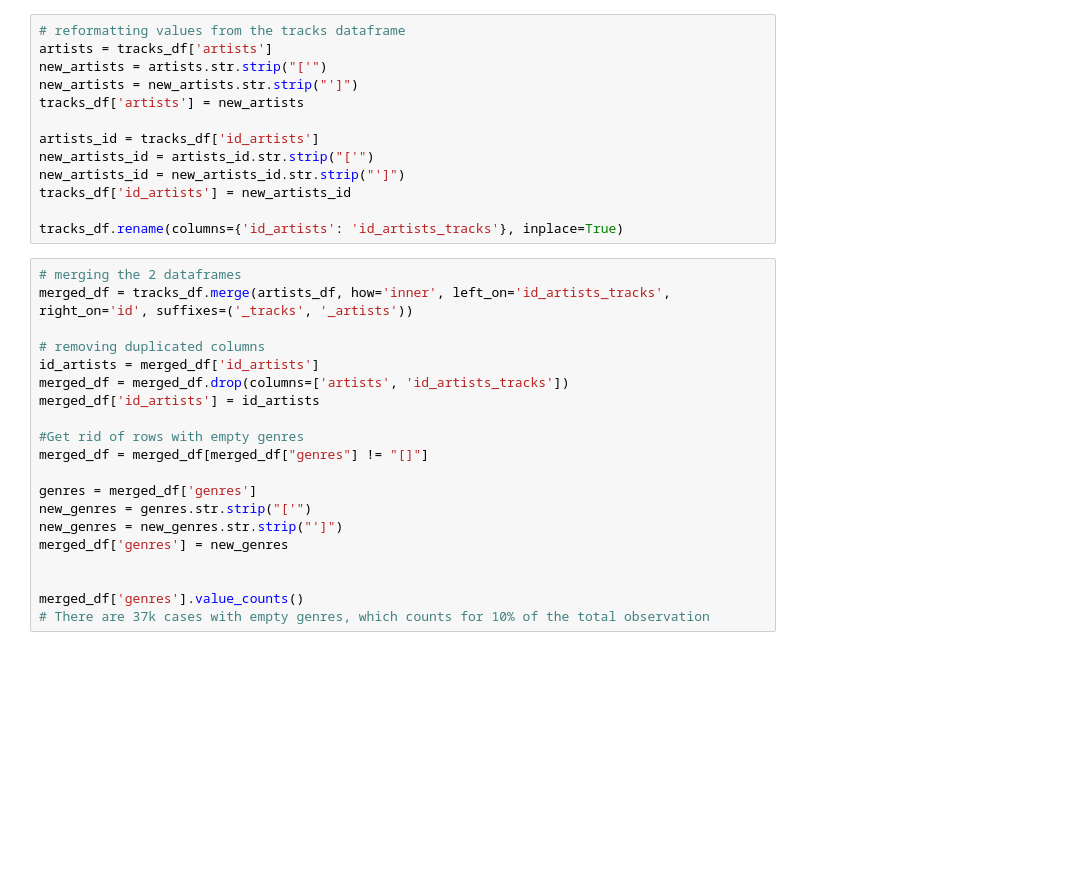
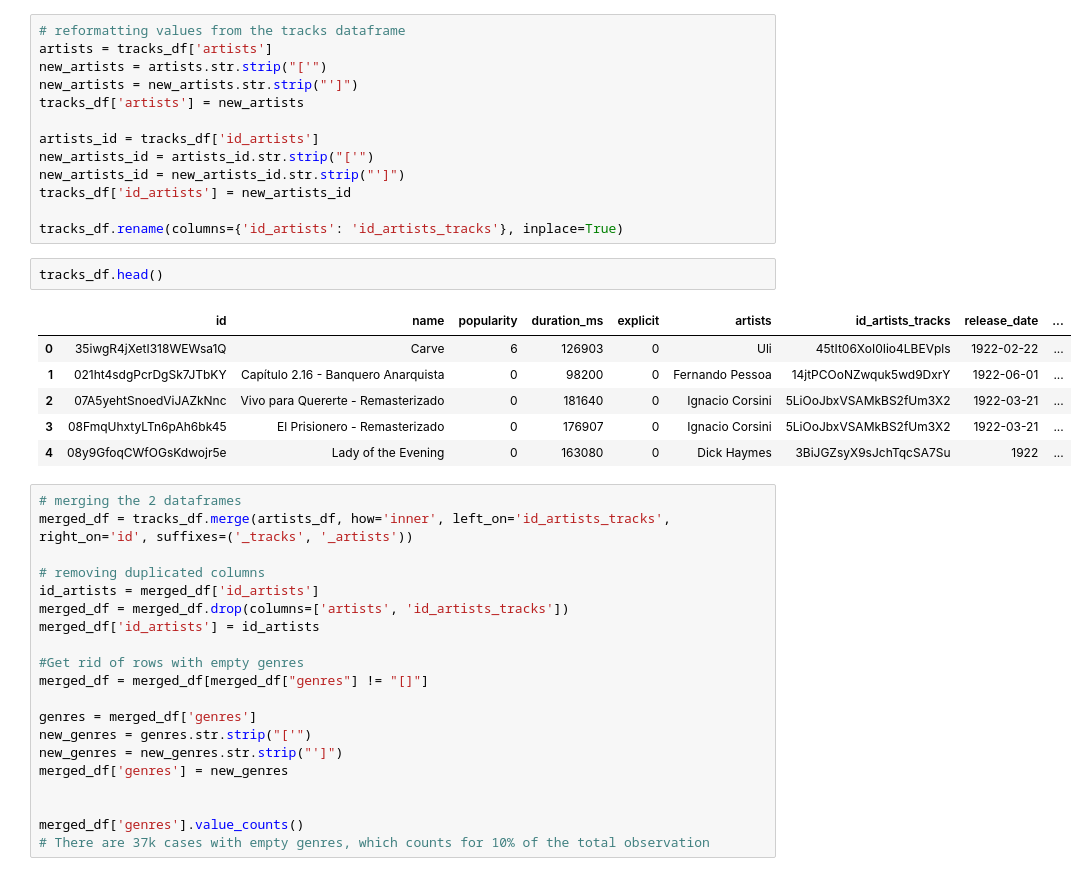
Before and after one commit to xmh3698/AML_Project, a Jupyter notebook: Analysis.ipynb, the cells around one changed output. Saved outputs shown, nothing was run; the diff lists cells and outputs as text; blank space fills up the shorter version.

```diff
--- a/Analysis.ipynb
+++ b/Analysis.ipynb
@@ -57,6 +57,15 @@ new_artists_id = new_artists_id.str.strip("']")
 tracks_df['id_artists'] = new_artists_id
 
 tracks_df.rename(columns={'id_artists': 'id_artists_tracks'}, inplace=True)
+# %%
+tracks_df.head()
+# %% [output]
+|  | id | name | popularity | duration_ms | explicit | artists | id_artists_tracks | release_date | ... |
+| 0 | 35iwgR4jXetI318WEWsa1Q | Carve | 6 | 126903 | 0 | Uli | 45tIt06XoI0Iio4LBEVpls | 1922-02-22 | ... |
+| 1 | 021ht4sdgPcrDgSk7JTbKY | Capítulo 2.16 - Banquero Anarquista | 0 | 98200 | 0 | Fernando Pessoa | 14jtPCOoNZwquk5wd9DxrY | 1922-06-01 | ... |
+| 2 | 07A5yehtSnoedViJAZkNnc | Vivo para Quererte - Remasterizado | 0 | 181640 | 0 | Ignacio Corsini | 5LiOoJbxVSAMkBS2fUm3X2 | 1922-03-21 | ... |
+| 3 | 08FmqUhxtyLTn6pAh6bk45 | El Prisionero - Remasterizado | 0 | 176907 | 0 | Ignacio Corsini | 5LiOoJbxVSAMkBS2fUm3X2 | 1922-03-21 | ... |
+| 4 | 08y9GfoqCWfOGsKdwojr5e | Lady of the Evening | 0 | 163080 | 0 | Dick Haymes | 3BiJGZsyX9sJchTqcSA7Su | 1922 | ... |
 # %%
 # merging the 2 dataframes
 merged_df = tracks_df.merge(artists_df, how='inner', left_on='id_artists_tracks', right_on='id', suffixes=('_tracks', '_artists'))
```
Also changed, not shown: parts of 7 cells of this notebook, 1 other file.
